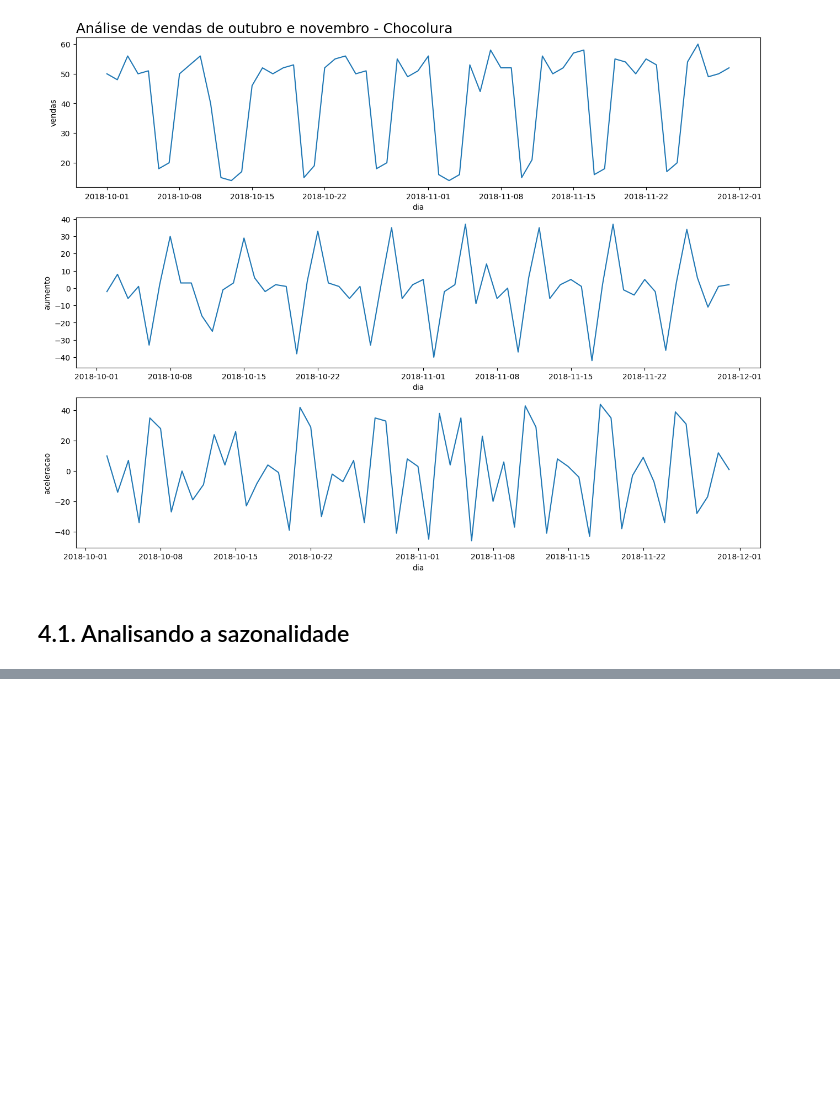
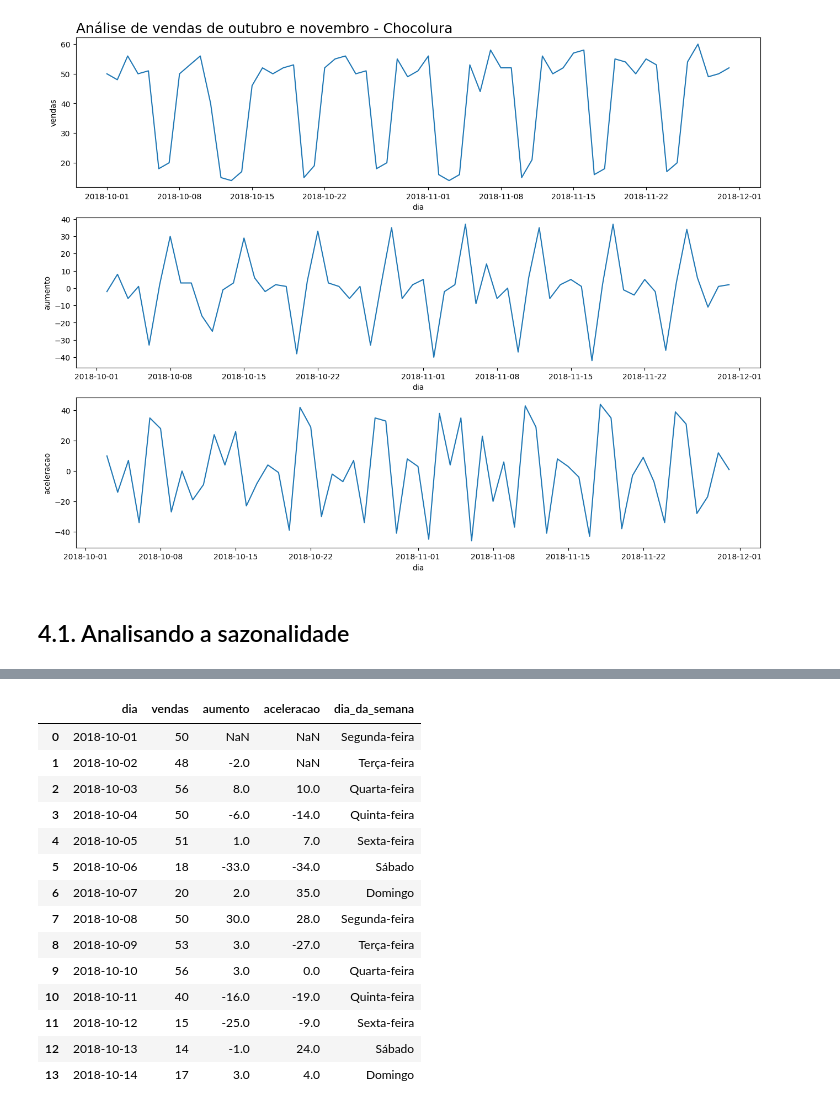
Before and after one commit to leticiafaria7/alura-courses, a Jupyter notebook: time-series/sazonalidade.ipynb, the cells around one changed output, grey strips where cells are left out. Drawn from its saved outputs; the diff is of its cells as text; code cells hidden in the pictures; blank space fills up the shorter version.

```diff
--- a/time-series/sazonalidade.ipynb
+++ b/time-series/sazonalidade.ipynb
@@ -151,3 +151,6 @@ plot_comparacao(x = 'dia', y1 = 'vendas', y2 = 'aumento', y3 = 'aceleracao', dat
 [figure]
 # %% [markdown]
 ## 4.1. Analisando a sazonalidade
+# %%
+vendas_por_dia['dia_da_semana'] = vendas_por_dia['dia'].dt.strftime("%A")
+vendas_por_dia.head()
@@ -153,0 +164,14 @@ plot_comparacao(x = 'dia', y1 = 'vendas', y2 = 'aumento', y3 = 'aceleracao', dat
+# %%
+dias_traduzidos = {
+    'Monday':"Segunda-feira",
+    'Tuesday':"Terça-feira",
+    'Wednesday':"Quarta-feira",
+    'Thursday':"Quinta-feira",
+    'Friday':"Sexta-feira",
+    'Saturday':"Sábado",
+    'Sunday':"Domingo"
+}
+
+vendas_por_dia['dia_da_semana'] = vendas_por_dia['dia_da_semana'].map(dias_traduzidos)
+
+vendas_por_dia.head()
@@ -153,0 +185,18 @@ plot_comparacao(x = 'dia', y1 = 'vendas', y2 = 'aumento', y3 = 'aceleracao', dat
+# %%
+vendas_por_dia.head(14)
+# %% [output]
+|  | dia | vendas | aumento | aceleracao | dia_da_semana |
+| 0 | 2018-10-01 | 50 | NaN | NaN | Segunda-feira |
+| 1 | 2018-10-02 | 48 | -2.0 | NaN | Terça-feira |
+| 2 | 2018-10-03 | 56 | 8.0 | 10.0 | Quarta-feira |
+| 3 | 2018-10-04 | 50 | -6.0 | -14.0 | Quinta-feira |
+| 4 | 2018-10-05 | 51 | 1.0 | 7.0 | Sexta-feira |
+| 5 | 2018-10-06 | 18 | -33.0 | -34.0 | Sábado |
+| 6 | 2018-10-07 | 20 | 2.0 | 35.0 | Domingo |
+| 7 | 2018-10-08 | 50 | 30.0 | 28.0 | Segunda-feira |
+| 8 | 2018-10-09 | 53 | 3.0 | -27.0 | Terça-feira |
+| 9 | 2018-10-10 | 56 | 3.0 | 0.0 | Quarta-feira |
+| 10 | 2018-10-11 | 40 | -16.0 | -19.0 | Quinta-feira |
+| 11 | 2018-10-12 | 15 | -25.0 | -9.0 | Sexta-feira |
+| 12 | 2018-10-13 | 14 | -1.0 | 24.0 | Sábado |
+| 13 | 2018-10-14 | 17 | 3.0 | 4.0 | Domingo |
```
Also changed, not shown: parts of 3 cells of this notebook.
